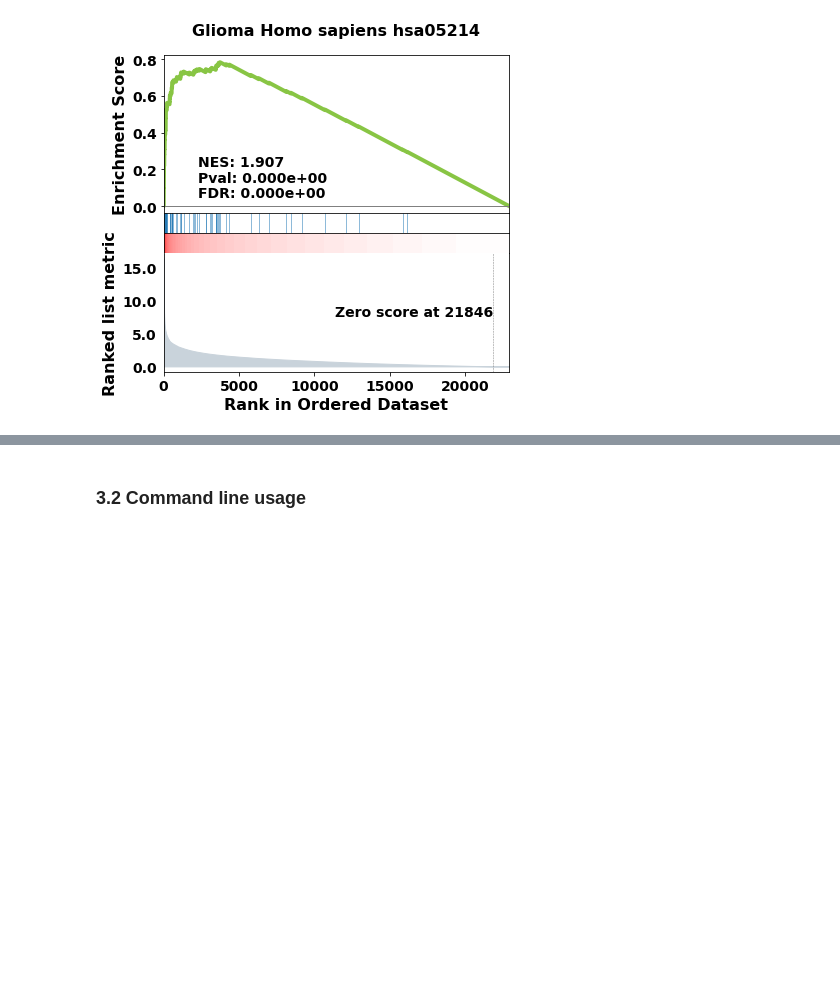
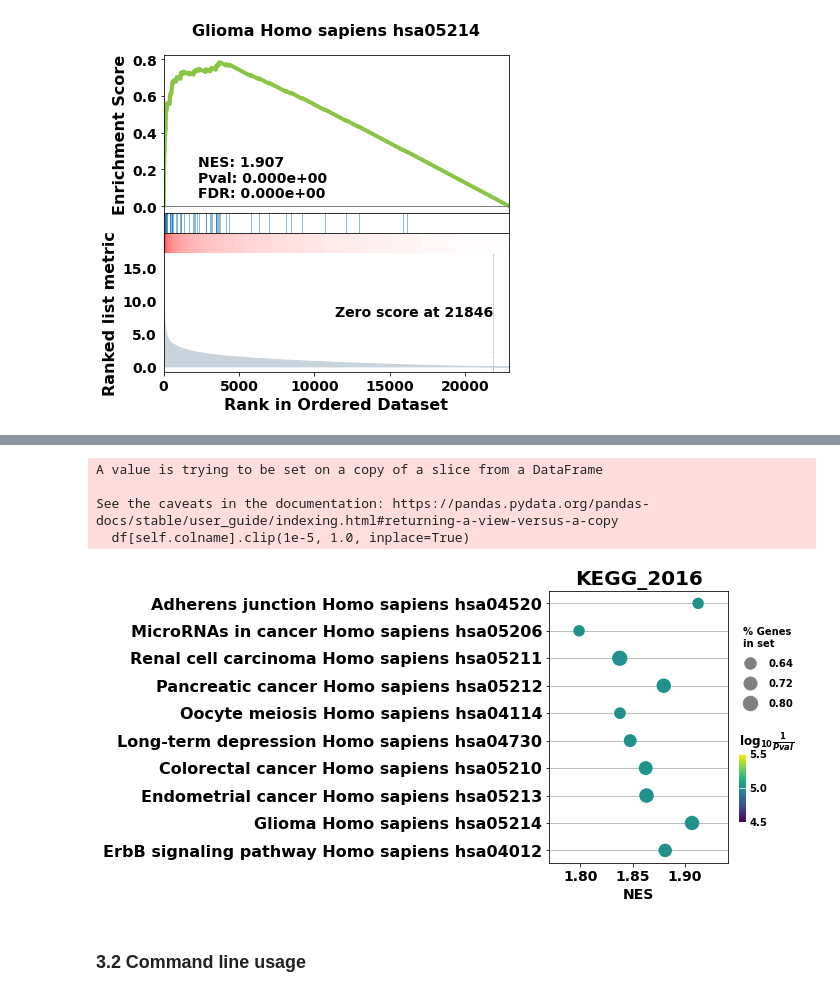
Before and after one commit to zqfang/GSEApy, a Jupyter notebook: docs/gseapy_example.ipynb, the cells around one changed output, grey strips where cells are left out. Cells and saved outputs as stored; diff of their text form; code cells hidden in the pictures; blank space fills up the shorter version.

```diff
--- a/docs/gseapy_example.ipynb
+++ b/docs/gseapy_example.ipynb
@@ -422,3 +426,16 @@ ax = ringplot(pre_res.res2d,
+# %%
+ax = dotplot(pre_res.res2d,
+             column="FDR q-val",
+             title='KEGG_2016',
+             cmap=plt.cm.viridis,
+             size=3, # adjust dot size
+             figsize=(4,5), cutoff=0.25, show_ring=False)
+# %% [output]
+A value is trying to be set on a copy of a slice from a DataFrame
+
+See the caveats in the documentation: https://pandas.pydata.org/pandas-docs/stable/user_guide/indexing.html#returning-a-view-versus-a-copy
+  df[self.colname].clip(1e-5, 1.0, inplace=True)
+[figure, added]
 # %% [markdown]
 ### 3.2 Command line usage
 # %% [markdown]
```
Also changed, not shown: parts of 12 cells of this notebook, 3 other files.
